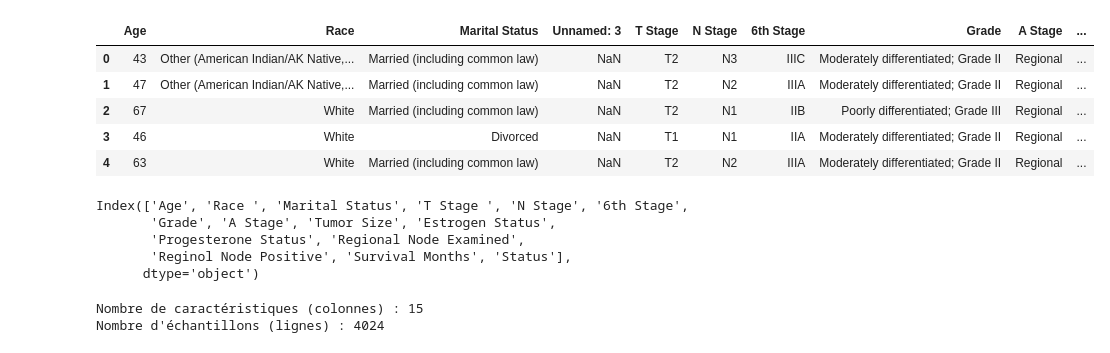
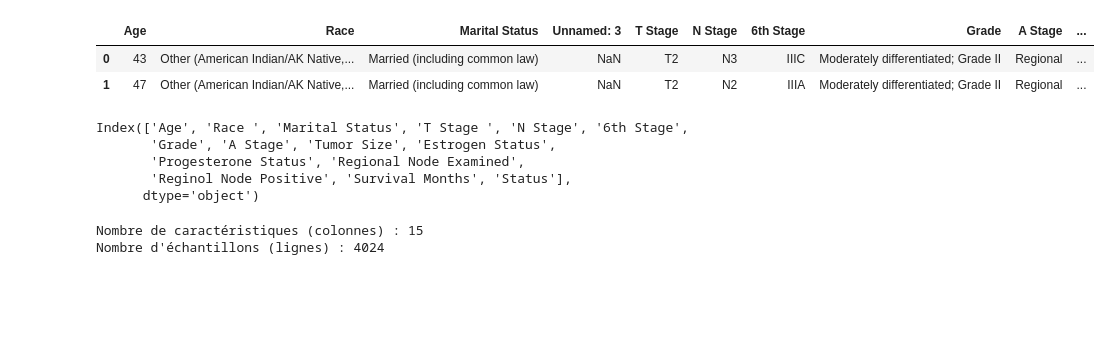
Before and after one commit to aminesk12/SEED-Breast-Cancer-Model, a Jupyter notebook: Final-Model.ipynb, the cells around one changed output. Drawn from its saved outputs; the diff is of its cells as text; code cells hidden in the pictures; blank space fills up the shorter version.

```diff
--- a/Final-Model.ipynb
+++ b/Final-Model.ipynb
@@ -23,15 +23,12 @@ from sklearn.model_selection import cross_val_score
 # %%
 # Reading and consultation
 
 df = pd.read_csv(r'./SEER Breast Cancer Dataset .csv', encoding='ascii')
-df.head()
+df.head(2)
 # %% [output]
 |  | Age | Race | Marital Status | Unnamed: 3 | T Stage | N Stage | 6th Stage | Grade | A Stage | ... |
 | 0 | 43 | Other (American Indian/AK Native,... | Married (including common law) | NaN | T2 | N3 | IIIC | Moderately differentiated; Grade II | Regional | ... |
 | 1 | 47 | Other (American Indian/AK Native,... | Married (including common law) | NaN | T2 | N2 | IIIA | Moderately differentiated; Grade II | Regional | ... |
-| 2 | 67 | White | Married (including common law) | NaN | T2 | N1 | IIB | Poorly differentiated; Grade III | Regional | ... |
-| 3 | 46 | White | Divorced | NaN | T1 | N1 | IIA | Moderately differentiated; Grade II | Regional | ... |
-| 4 | 63 | White | Married (including common law) | NaN | T2 | N2 | IIIA | Moderately differentiated; Grade II | Regional | ... |
 # %%
 # Drop unvalide column 'Unnamed'
 df = df.drop(columns=['Unnamed: 3'])
```
Also changed, not shown: parts of 1 cell of this notebook.
